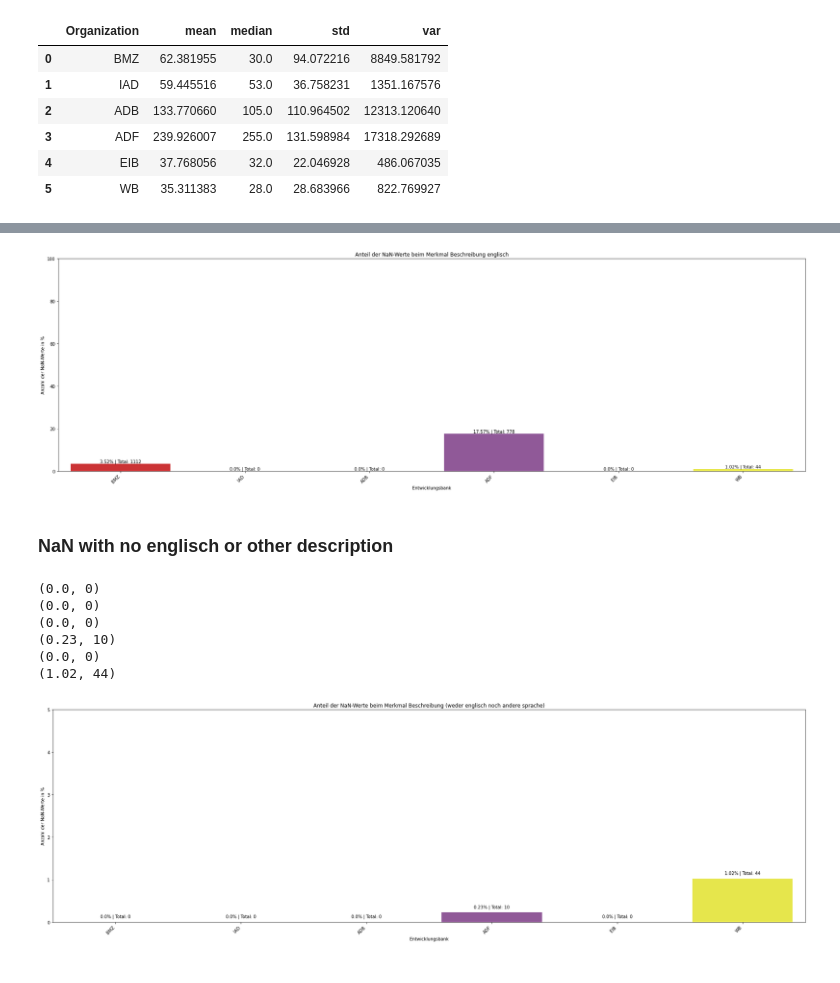
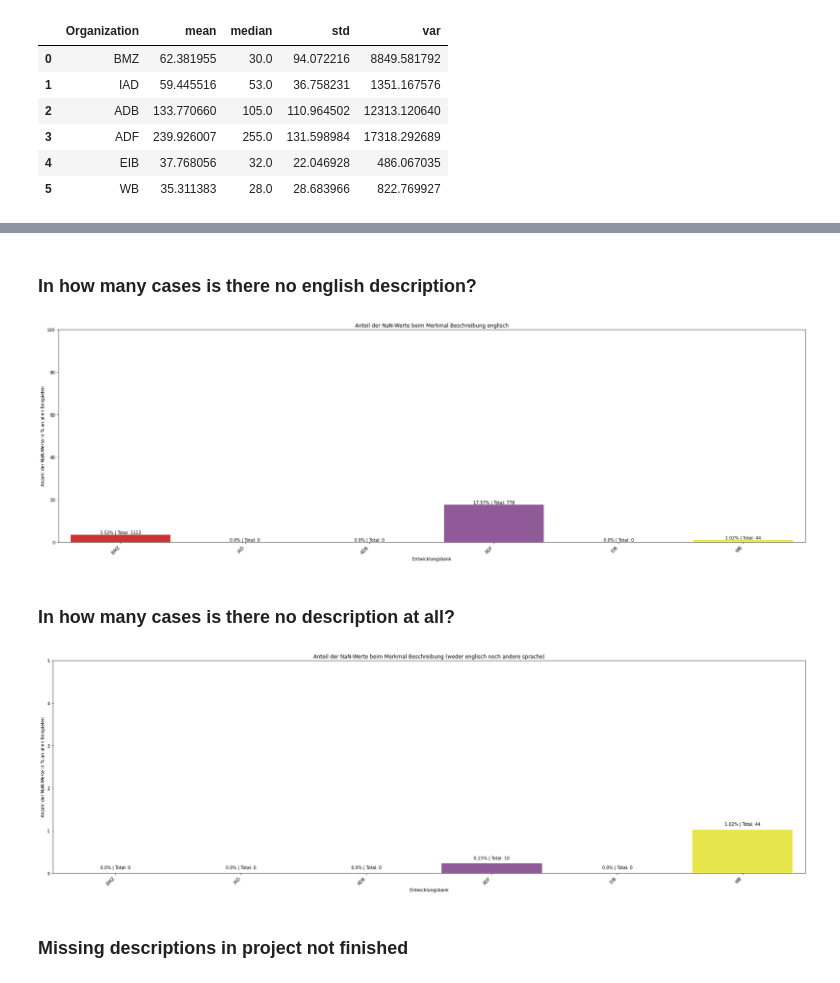
Before and after one commit to JanMuehlnikel/NLP-Development-Banks-Collaboration-Analyzer, a Jupyter notebook: data/exploreation/quality.ipynb, the cells around one changed output, grey strips where cells are left out. Drawn from its saved outputs; the diff is of its cells as text; code cells hidden in the pictures.

```diff
--- a/data/exploreation/quality.ipynb
+++ b/data/exploreation/quality.ipynb
@@ -204,3 +233,5 @@ len_descr_df
+# %% [markdown]
+### In how many cases is there no english description?
 # %%
 for org in orgas:
     df = orgas[org][0]
@@ -209,43 +240,35 @@ for org in orgas:
 # %%
 org_names = list(orgas.keys())
 nan_counts = [orgas[org][1][0] for org in orgas]
 
 palette = sns.color_palette("Set1")
 
 plt.figure(figsize=(25, 8))
 ax = sns.barplot(x=org_names, y=nan_counts, palette=palette)
 
 margin = 0.4
 for idx, bar in enumerate(ax.patches):
     nan_count = nan_counts[idx]
     total_count = orgas[org_names[idx]][1][1]
     ax.text(bar.get_x() + bar.get_width() / 2, bar.get_height() + margin, f'{nan_count}% | Total: {total_count}', ha='center', color='black', fontsize=10)
 
 plt.xlabel('Entwicklungsbank')
-plt.ylabel('Anzahl der NaN-Werte in %')
+plt.ylabel('Anzahl der NaN-Werte in % an allen Beispielen')
 plt.ylim(0, 100)
 plt.title('Anteil der NaN-Werte beim Merkmal Beschreibung englisch')
 plt.xticks(rotation=45, ha='right')
 plt.tight_layout()
 plt.savefig(f'img/nan_with_descr_en.png')
 plt.show()
 # %% [output]
-[figure, old version]
+[figure, new version]
-# %% [markdown]
-### NaN with no englisch or other description
+# %% [markdown]
+### In how many cases is there no description at all?
 # %%
 for org in orgas:
     df = orgas[org][0]
     nan_values_both_columns = (round((((df['description_en'].isna()) & (df['description_other'].isna())).sum() / len(df)) * 100, 2), ((df['description_en'].isna()) & (df['description_other'].isna())).sum())
-    print(nan_values_both_columns)
     orgas[org][1] = nan_values_both_columns
-# %% [output]
-(0.0, 0)
-(0.0, 0)
-(0.0, 0)
-(0.23, 10)
-(0.0, 0)
-(1.02, 44)
 # %%
 org_names = list(orgas.keys())
 nan_counts = [orgas[org][1][0] for org in orgas]
@@ -262,7 +285,7 @@ for idx, bar in enumerate(ax.patches):
     ax.text(bar.get_x() + bar.get_width() / 2, bar.get_height() + margin, f'{nan_count}% | Total: {total_count}', ha='center', color='black', fontsize=10)
 
 plt.xlabel('Entwicklungsbank')
-plt.ylabel('Anzahl der NaN-Werte in %')
+plt.ylabel('Anzahl der NaN-Werte in % an allen Beispielen')
 plt.ylim(0, 5)
 plt.title('Anteil der NaN-Werte beim Merkmal Beschreibung (weder englisch noch andere sprache)')
 plt.xticks(rotation=45, ha='right')
@@ -270,4 +293,6 @@ plt.tight_layout()
 plt.savefig(f'img/nan_with_descr_en_&_other.png')
 plt.show()
 # %% [output]
-[figure, old version]
+[figure, new version]
+# %% [markdown]
+### Missing descriptions in project not finished
```
Also changed, not shown: parts of 12 cells of this notebook, 3 other files.
